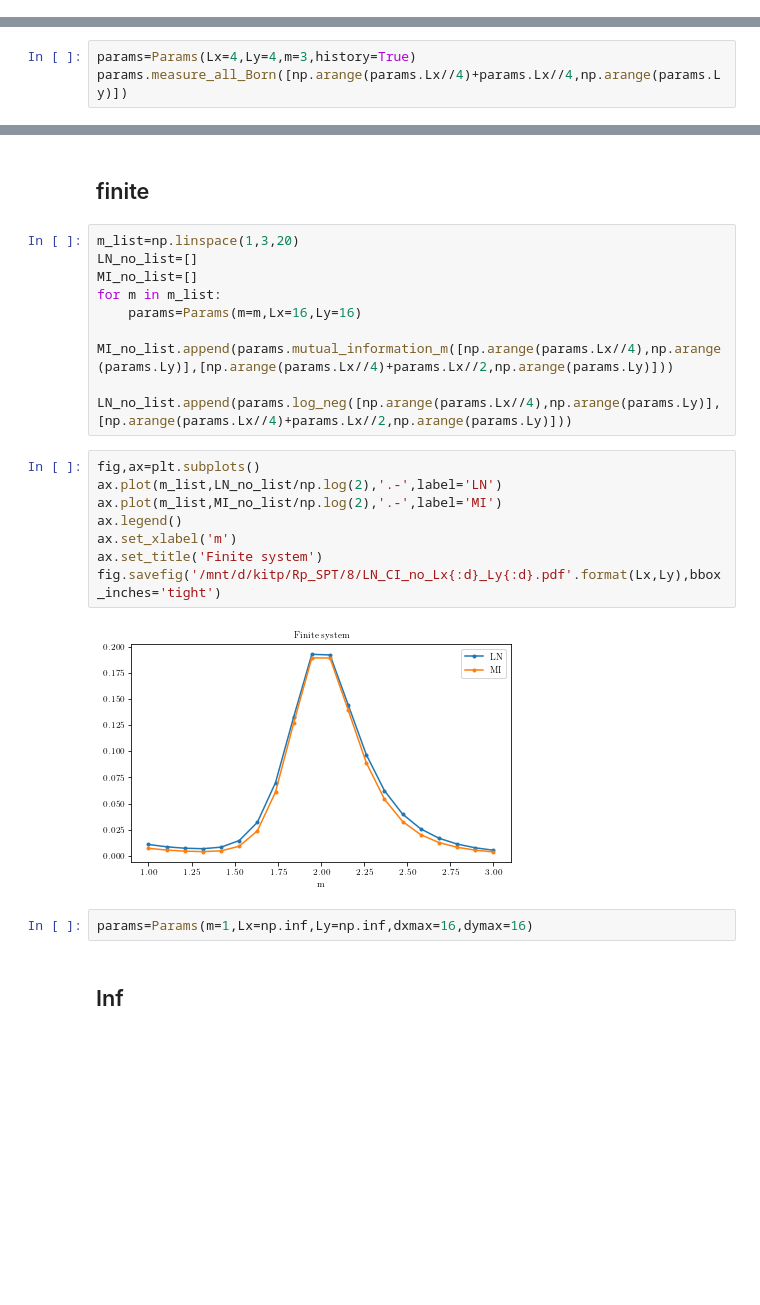
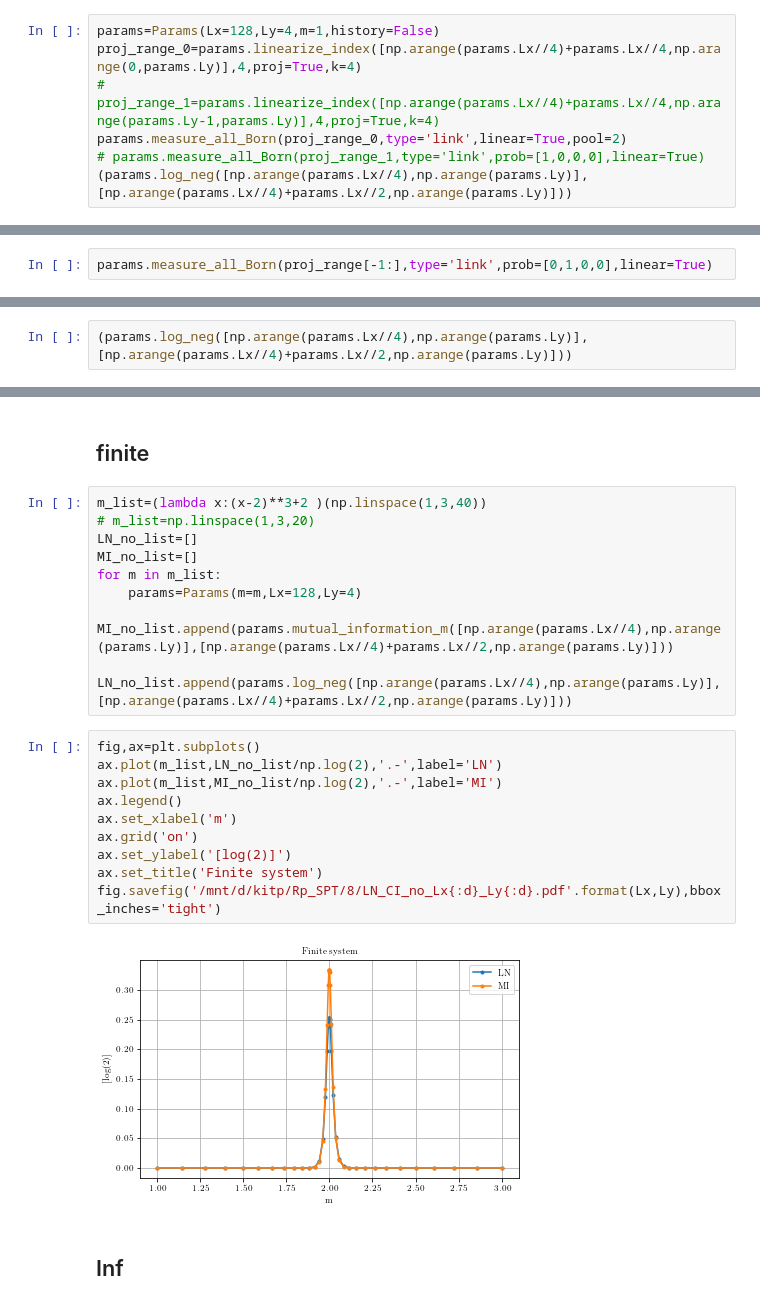
Before and after one commit to hainingpan/SPT, a Jupyter notebook: test_Chern_insulator.ipynb, the cells around one changed output, grey strips where cells are left out. Drawn from its saved outputs; the diff is of its cells as text; blank space fills up the shorter version.

```diff
--- a/test_Chern_insulator.ipynb
+++ b/test_Chern_insulator.ipynb
@@ -837,0 +896,7 @@ nan
+# %%
+params=Params(Lx=128,Ly=4,m=1,history=False)
+proj_range_0=params.linearize_index([np.arange(params.Lx//4)+params.Lx//4,np.arange(0,params.Ly)],4,proj=True,k=4)
+# proj_range_1=params.linearize_index([np.arange(params.Lx//4)+params.Lx//4,np.arange(params.Ly-1,params.Ly)],4,proj=True,k=4)
+params.measure_all_Born(proj_range_0,type='link',linear=True,pool=2)
+# params.measure_all_Born(proj_range_1,type='link',prob=[1,0,0,0],linear=True)
+(params.log_neg([np.arange(params.Lx//4),np.arange(params.Ly)],[np.arange(params.Lx//4)+params.Lx//2,np.arange(params.Ly)]))
@@ -837,0 +916,2 @@ nan
+# %%
+params.measure_all_Born(proj_range[-1:],type='link',prob=[0,1,0,0],linear=True)
@@ -838,4 +931,3 @@ nan
 # %%
-params=Params(Lx=4,Ly=4,m=3,history=True)
-params.measure_all_Born([np.arange(params.Lx//4)+params.Lx//4,np.arange(params.Ly)])
+(params.log_neg([np.arange(params.Lx//4),np.arange(params.Ly)],[np.arange(params.Lx//4)+params.Lx//2,np.arange(params.Ly)]))
 # %% [output]
@@ -1002,25 +1114,26 @@ fig.savefig('/mnt/d/kitp/Rp_SPT/8/bs.pdf',bbox_inches='tight')
 # %% [markdown]
 ## finite
 # %%
-m_list=np.linspace(1,3,20)
+m_list=(lambda x:(x-2)**3+2 )(np.linspace(1,3,40))
+# m_list=np.linspace(1,3,20)
 LN_no_list=[]
 MI_no_list=[]
 for m in m_list:
-    params=Params(m=m,Lx=16,Ly=16)
+    params=Params(m=m,Lx=128,Ly=4)
     MI_no_list.append(params.mutual_information_m([np.arange(params.Lx//4),np.arange(params.Ly)],[np.arange(params.Lx//4)+params.Lx//2,np.arange(params.Ly)]))
     LN_no_list.append(params.log_neg([np.arange(params.Lx//4),np.arange(params.Ly)],[np.arange(params.Lx//4)+params.Lx//2,np.arange(params.Ly)]))
 # %%
 fig,ax=plt.subplots()
 ax.plot(m_list,LN_no_list/np.log(2),'.-',label='LN')
 ax.plot(m_list,MI_no_list/np.log(2),'.-',label='MI')
 ax.legend()
 ax.set_xlabel('m')
+ax.grid('on')
+ax.set_ylabel('[log(2)]')
 ax.set_title('Finite system')
 fig.savefig('/mnt/d/kitp/Rp_SPT/8/LN_CI_no_Lx{:d}_Ly{:d}.pdf'.format(Lx,Ly),bbox_inches='tight')
 # %% [output]
-[figure, old version]
+[figure, new version]
-# %%
-params=Params(m=1,Lx=np.inf,Ly=np.inf,dxmax=16,dymax=16)
 # %% [markdown]
 ## Inf
 # %%
```
Also changed, not shown: parts of 53 cells of this notebook, 1 other file.
